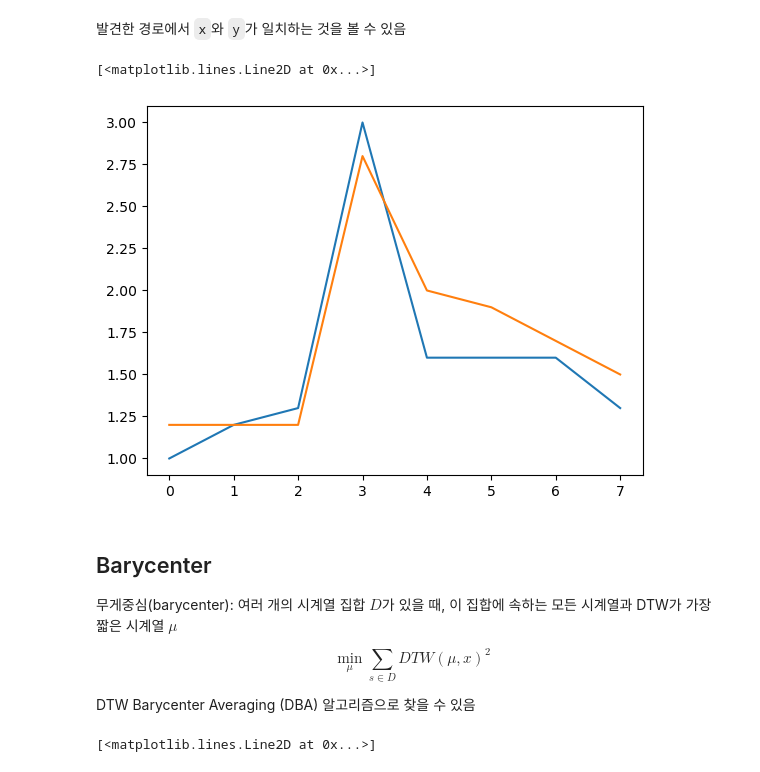
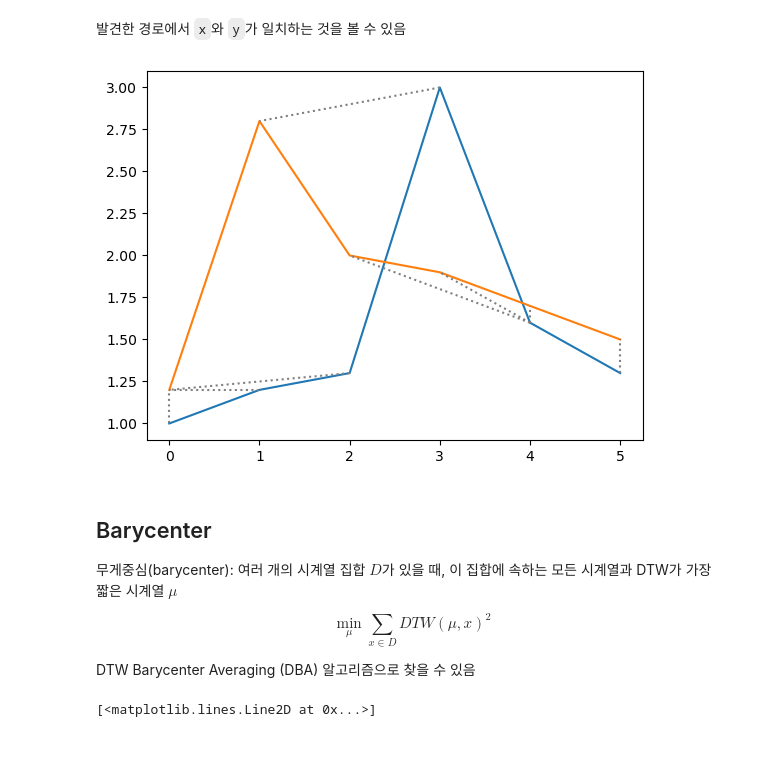
Before and after one commit to euphoris/dataclass_site, a Jupyter notebook: docs/time-series/clustering.ipynb, the cells around one changed output. Saved outputs shown, nothing was run; the diff lists cells and outputs as text; code cells hidden in the pictures.

```diff
--- a/docs/time-series/clustering.ipynb
+++ b/docs/time-series/clustering.ipynb
@@ -46,18 +46,22 @@ optimal_path
 발견한 경로에서 `x`와 `y`가 일치하는 것을 볼 수 있음
 # %%
 optimal_path = np.array(optimal_path)
-plt.plot(x[optimal_path[:, 0]])
-plt.plot(y[optimal_path[:, 1]])
+plt.plot(x)
+plt.plot(y)
+for i in range(len(optimal_path)):
+    plt.plot(
+        optimal_path[i],
+        [x[optimal_path[i, 0]], y[optimal_path[i, 1]]],
+        color='gray', linestyle='dotted')
 # %% [output]
-[<matplotlib.lines.Line2D at 0x...>]
-[figure, old version]
+[figure, new version]
 # %% [markdown]
 ## Barycenter
 
 무게중심(barycenter): 여러 개의 시계열 집합 $D$가 있을 때, 이 집합에 속하는 모든 시계열과 DTW가 가장 짧은 시계열 $\mu$
 
 $$
-\min_\mu \sum_{s \in D} DTW(\mu, x)^2
+\min_\mu \sum_{x \in D} DTW(\mu, x)^2
 $$
 
 DTW Barycenter Averaging (DBA) 알고리즘으로 찾을 수 있음
```
Also changed, not shown: 8 other files.
